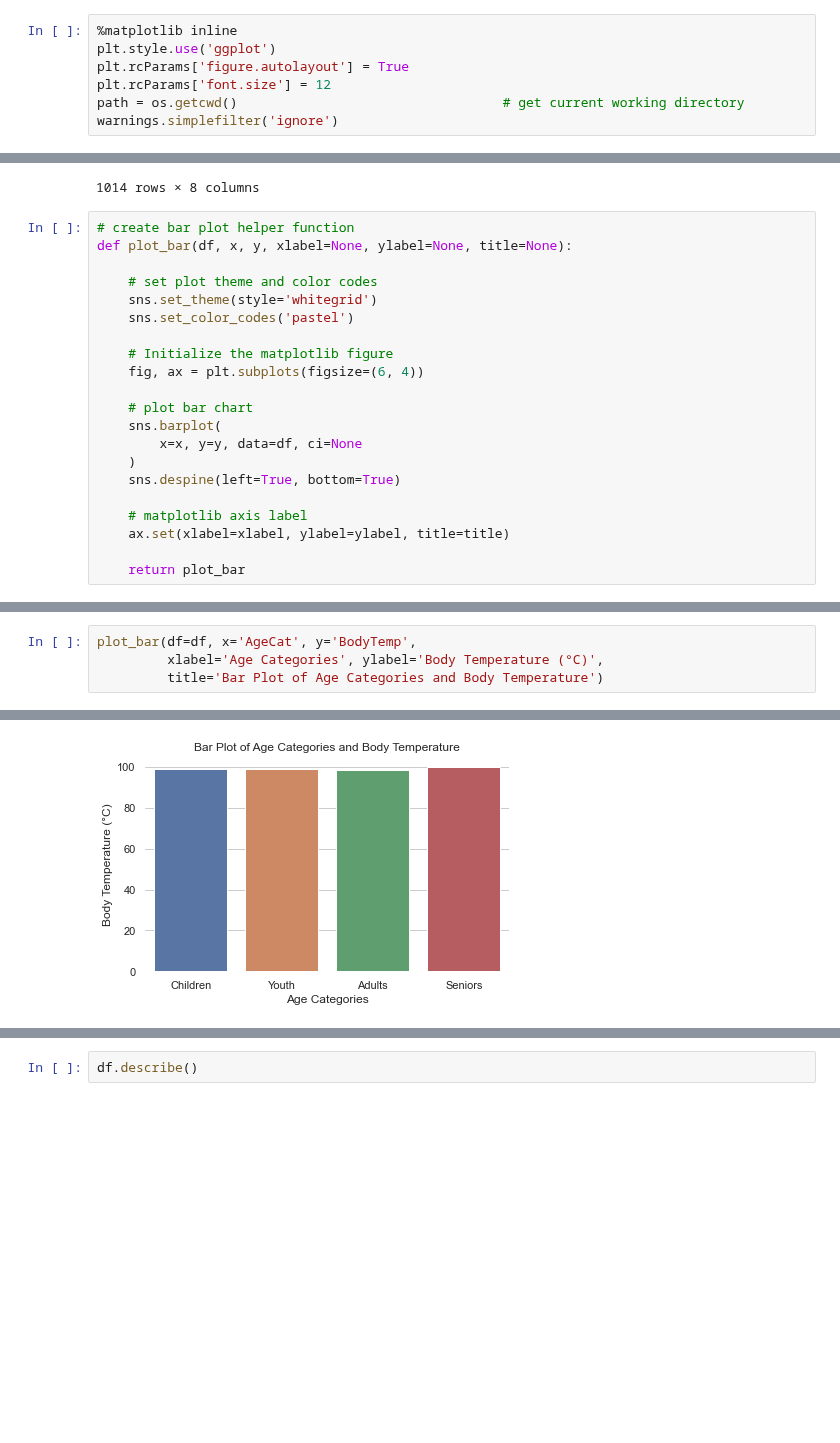
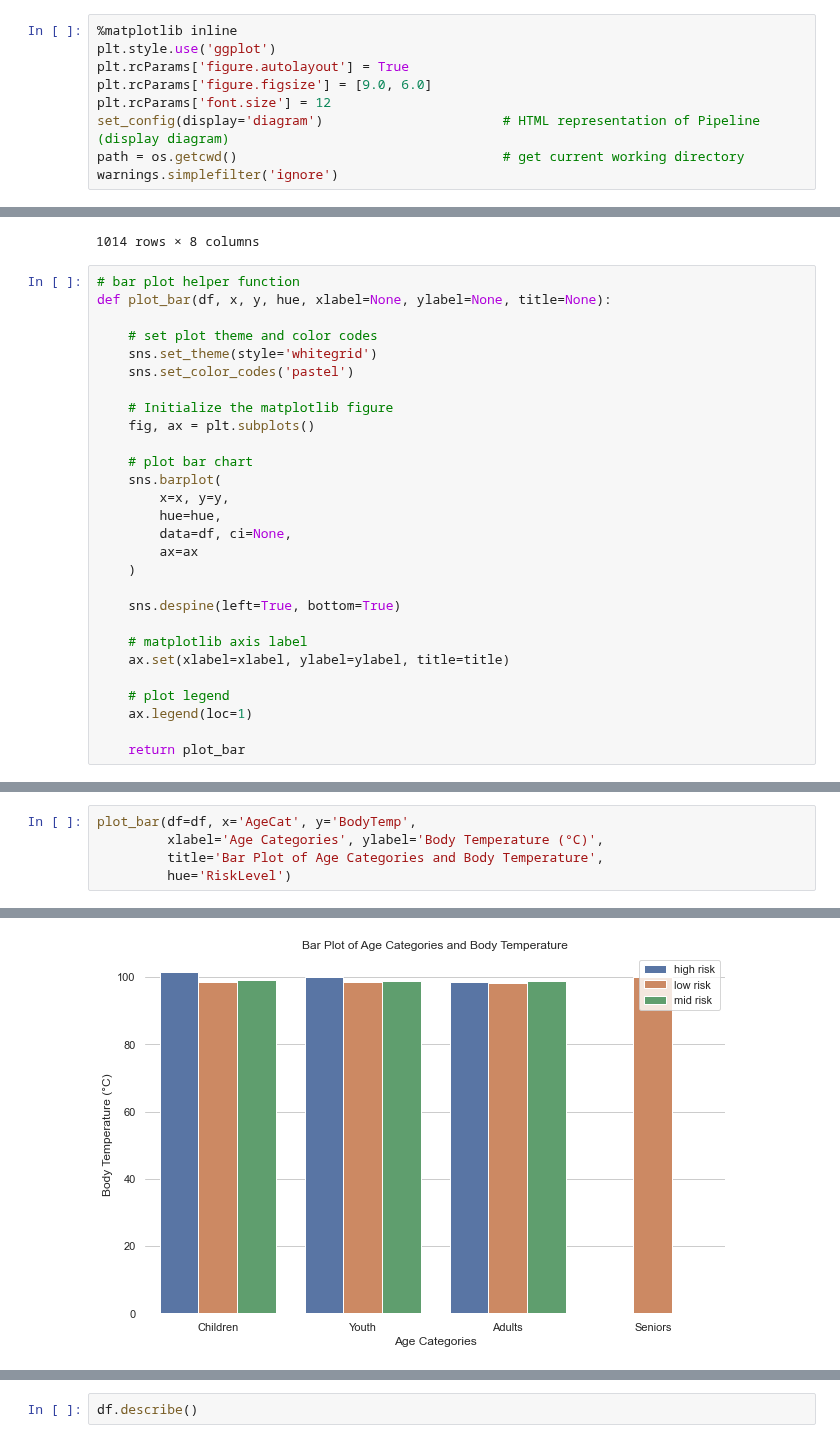
Before and after one commit to eldrigeampong/Data-Science, a Jupyter notebook: Scikit-learn/project1.ipynb, the cells around one changed output, grey strips where cells are left out. Saved outputs shown, nothing was run; the diff lists cells and outputs as text; blank space fills up the shorter version.

```diff
--- a/Scikit-learn/project1.ipynb
+++ b/Scikit-learn/project1.ipynb
@@ -20,7 +21,9 @@ import warnings
 %matplotlib inline
 plt.style.use('ggplot')
 plt.rcParams['figure.autolayout'] = True
+plt.rcParams['figure.figsize'] = [9.0, 6.0]
 plt.rcParams['font.size'] = 12
+set_config(display='diagram')                       # HTML representation of Pipeline (display diagram)
 path = os.getcwd()                                  # get current working directory
 warnings.simplefilter('ignore')
 # %% [markdown]
@@ -89,25 +91,32 @@ df
 | 1013 | 32 | 120 | 65 | 6.0 | 101.0 | 76 | mid risk | Adults |
 1014 rows × 8 columns
 # %%
-# create bar plot helper function
-def plot_bar(df, x, y, xlabel=None, ylabel=None, title=None):
+# bar plot helper function
+def plot_bar(df, x, y, hue, xlabel=None, ylabel=None, title=None):
 
     # set plot theme and color codes
     sns.set_theme(style='whitegrid')
     sns.set_color_codes('pastel')
 
     # Initialize the matplotlib figure
-    fig, ax = plt.subplots(figsize=(6, 4))
+    fig, ax = plt.subplots()
 
     # plot bar chart
     sns.barplot(
-        x=x, y=y, data=df, ci=None
+        x=x, y=y,
+        hue=hue,
+        data=df, ci=None,
+        ax=ax
     )
+
     sns.despine(left=True, bottom=True)
 
     # matplotlib axis label
     ax.set(xlabel=xlabel, ylabel=ylabel, title=title)
 
+    # plot legend
+    ax.legend(loc=1)
+
     return plot_bar
 # %%
 plot_bar(df=df, x='AgeCat', y='SystolicBP',
@@ -133,5 +145,6 @@ plot_bar(df=df, x='AgeCat', y='BS',
 # %%
 plot_bar(df=df, x='AgeCat', y='BodyTemp',
          xlabel='Age Categories', ylabel='Body Temperature (°C)',
-         title='Bar Plot of Age Categories and Body Temperature')
+         title='Bar Plot of Age Categories and Body Temperature',
+         hue='RiskLevel')
 # %% [output]
@@ -139,4 +152,4 @@ plot_bar(df=df, x='AgeCat', y='BodyTemp',
-[figure, old version]
+[figure, new version]
 # %%
 plot_bar(df=df, x='AgeCat', y='HeartRate',
          xlabel='Age Categories', ylabel='Heart Rate (BPM)',
```
Also changed, not shown: parts of 35 cells of this notebook.
